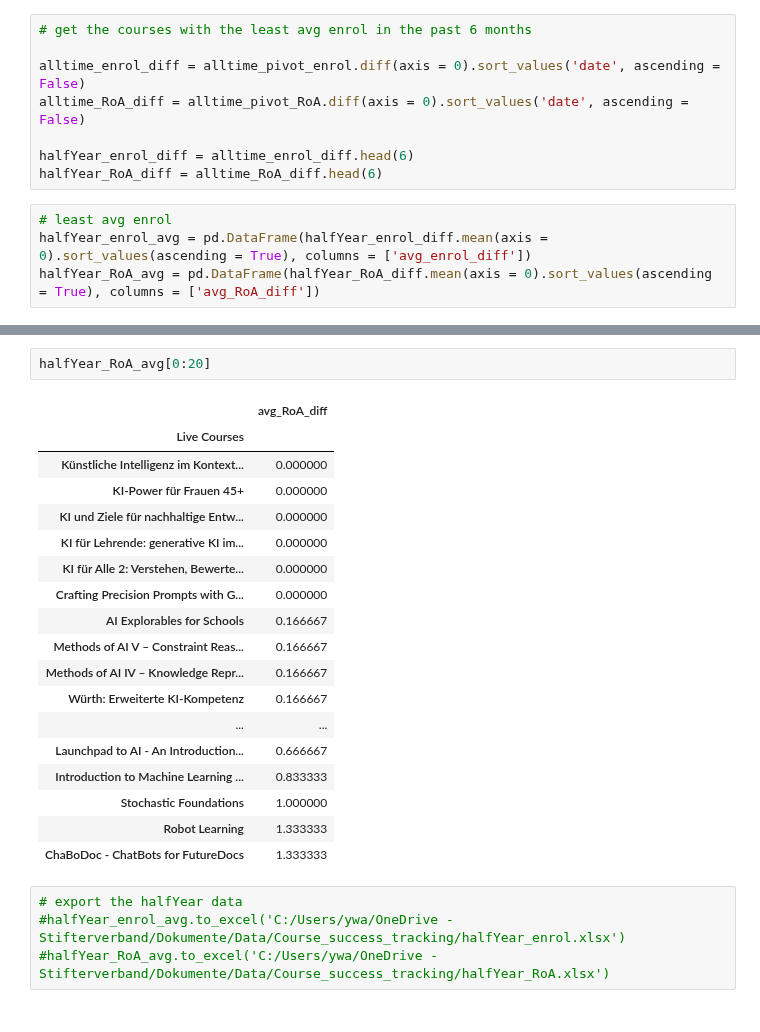
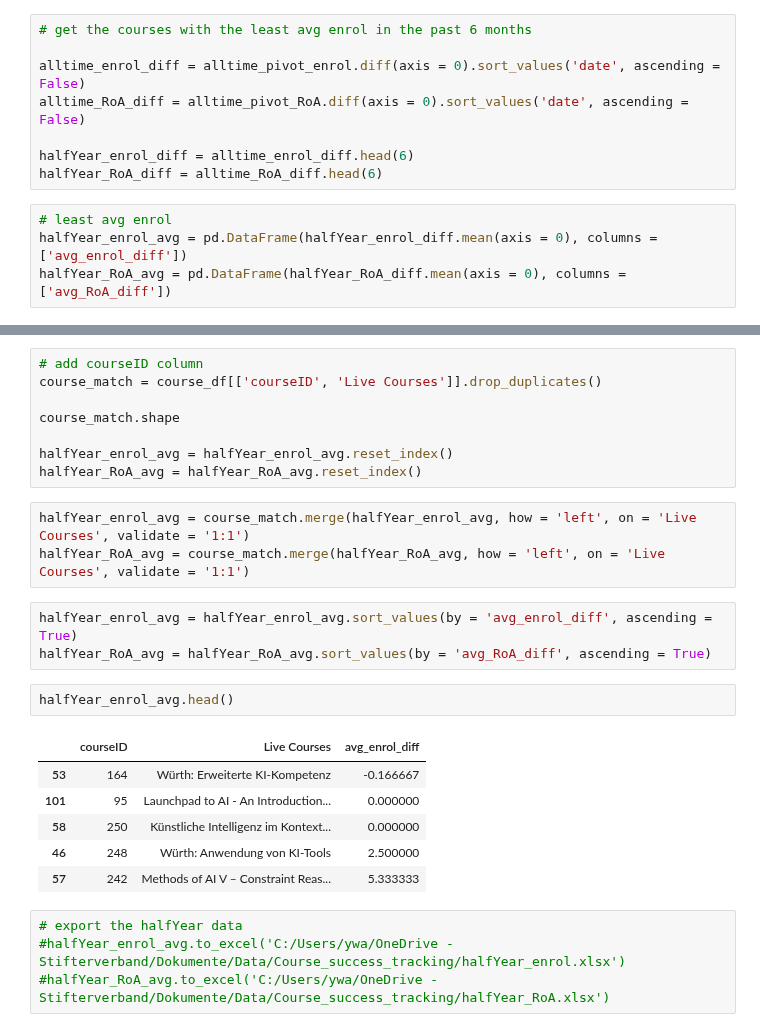
Before and after one commit to 11awrence/Public-Data-Projects, a Jupyter notebook: exploratory_data_analysis/Course_development.ipynb, the cells around one changed output, grey strips where cells are left out. Drawn from its saved outputs; the diff is of its cells as text.

Commit message:
Adding courseID to halfYear evaluation DataFrame

```diff
--- a/exploratory_data_analysis/Course_development.ipynb
+++ b/exploratory_data_analysis/Course_development.ipynb
@@ -391,5 +391,5 @@ halfYear_enrol_diff = alltime_enrol_diff.head(6)
 halfYear_RoA_diff = alltime_RoA_diff.head(6)
 # %%
 # least avg enrol
-halfYear_enrol_avg = pd.DataFrame(halfYear_enrol_diff.mean(axis = 0).sort_values(ascending = True), columns = ['avg_enrol_diff'])
-halfYear_RoA_avg = pd.DataFrame(halfYear_RoA_diff.mean(axis = 0).sort_values(ascending = True), columns = ['avg_RoA_diff'])
+halfYear_enrol_avg = pd.DataFrame(halfYear_enrol_diff.mean(axis = 0), columns = ['avg_enrol_diff'])
+halfYear_RoA_avg = pd.DataFrame(halfYear_RoA_diff.mean(axis = 0), columns = ['avg_RoA_diff'])
@@ -417,24 +396,26 @@ halfYear_enrol_avg[0 : 20]
-# %%
-halfYear_RoA_avg[0:20]
-# %% [output]
-|  | avg_RoA_diff |
-| Live Courses |  |
-| Künstliche Intelligenz im Kontext... | 0.000000 |
-| KI-Power für Frauen 45+ | 0.000000 |
-| KI und Ziele für nachhaltige Entw... | 0.000000 |
-| KI für Lehrende: generative KI im... | 0.000000 |
-| KI für Alle 2: Verstehen, Bewerte... | 0.000000 |
-| Crafting Precision Prompts with G... | 0.000000 |
-| AI Explorables for Schools | 0.166667 |
-| Methods of AI V – Constraint Reas... | 0.166667 |
-| Methods of AI IV – Knowledge Repr... | 0.166667 |
-| Würth: Erweiterte KI-Kompetenz | 0.166667 |
-| ... | ... |
-| Launchpad to AI - An Introduction... | 0.666667 |
-| Introduction to Machine Learning ... | 0.833333 |
-| Stochastic Foundations | 1.000000 |
-| Robot Learning | 1.333333 |
-| ChaBoDoc - ChatBots for FutureDocs | 1.333333 |
+# %%
+# add courseID column
+course_match = course_df[['courseID', 'Live Courses']].drop_duplicates()
+
+course_match.shape
+
+halfYear_enrol_avg = halfYear_enrol_avg.reset_index()
+halfYear_RoA_avg = halfYear_RoA_avg.reset_index()
+# %%
+halfYear_enrol_avg = course_match.merge(halfYear_enrol_avg, how = 'left', on = 'Live Courses', validate = '1:1')
+halfYear_RoA_avg = course_match.merge(halfYear_RoA_avg, how = 'left', on = 'Live Courses', validate = '1:1')
+# %%
+halfYear_enrol_avg = halfYear_enrol_avg.sort_values(by = 'avg_enrol_diff', ascending = True)
+halfYear_RoA_avg = halfYear_RoA_avg.sort_values(by = 'avg_RoA_diff', ascending = True)
+# %%
+halfYear_enrol_avg.head()
+# %% [output]
+|  | courseID | Live Courses | avg_enrol_diff |
+| 53 | 164 | Würth: Erweiterte KI-Kompetenz | -0.166667 |
+| 101 | 95 | Launchpad to AI - An Introduction... | 0.000000 |
+| 58 | 250 | Künstliche Intelligenz im Kontext... | 0.000000 |
+| 46 | 248 | Würth: Anwendung von KI-Tools | 2.500000 |
+| 57 | 242 | Methods of AI V – Constraint Reas... | 5.333333 |
 # %%
 # export the halfYear data
 #halfYear_enrol_avg.to_excel('C:/Users/ywa/OneDrive - Stifterverband/Dokumente/Data/Course_success_tracking/halfYear_enrol.xlsx')
```
Also changed, not shown: parts of 1 cell of this notebook.
